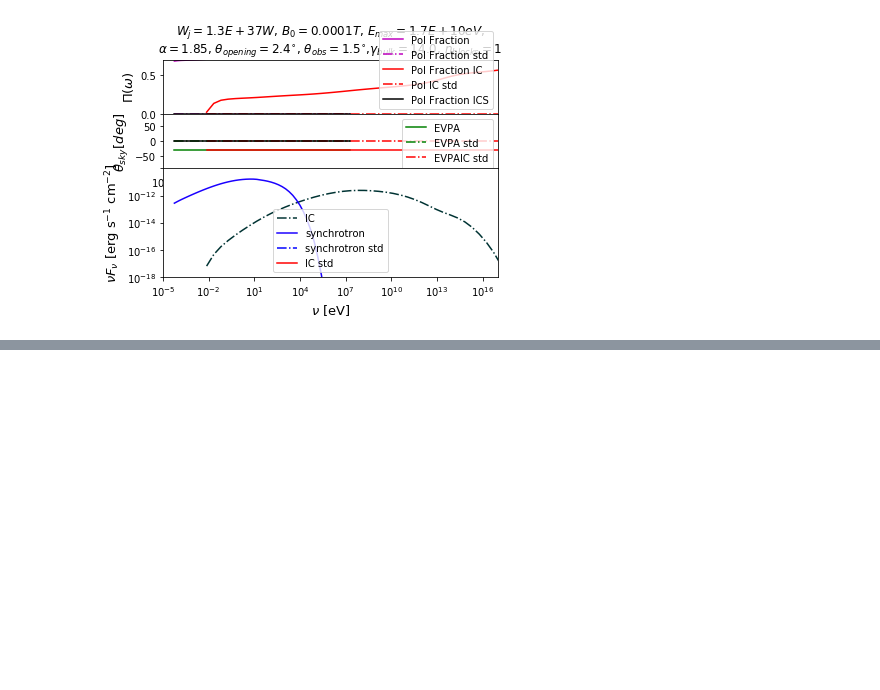
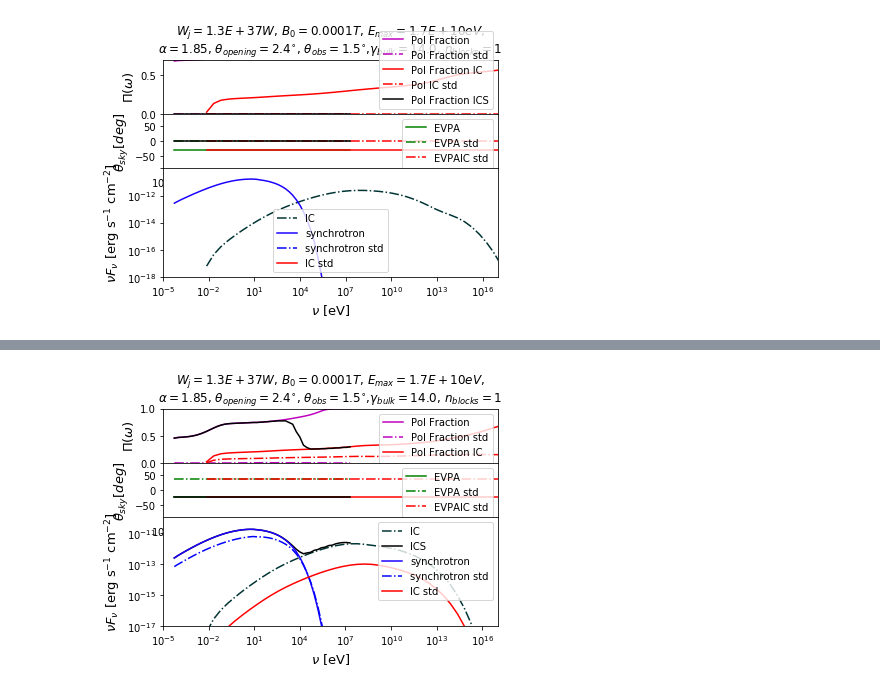
Before and after one commit to alpv95/SSCpol, a Jupyter notebook: notebooks/Analyze.ipynb, the cells around one changed output, grey strips where cells are left out. Cells and saved outputs as stored; diff of their text form; code cells hidden in the pictures; blank space fills up the shorter version.

```diff
--- a/notebooks/Analyze.ipynb
+++ b/notebooks/Analyze.ipynb
@@ -68 +20,9 @@ fq_mids [5.62134646e-05 9.67355182e-05 1.66468257e-04 2.86468639e-04
 [figure]
+# %%
+data_path = 'nbloc1_100/'
+testfil_path = working_path + data_path + 'TESTFIL_mix.txt'
+keyp_path = working_path + data_path + 'keyparams_mix.txt'
+freq_path = working_path + data_path + 'freqrange_mix.txt'
+junk.plot_SED(testfil_path,keyp_path,freq_path)
+# %% [output]
+[figure, added]
```
Also changed, not shown: parts of 18 cells of this notebook, 6 other files.
